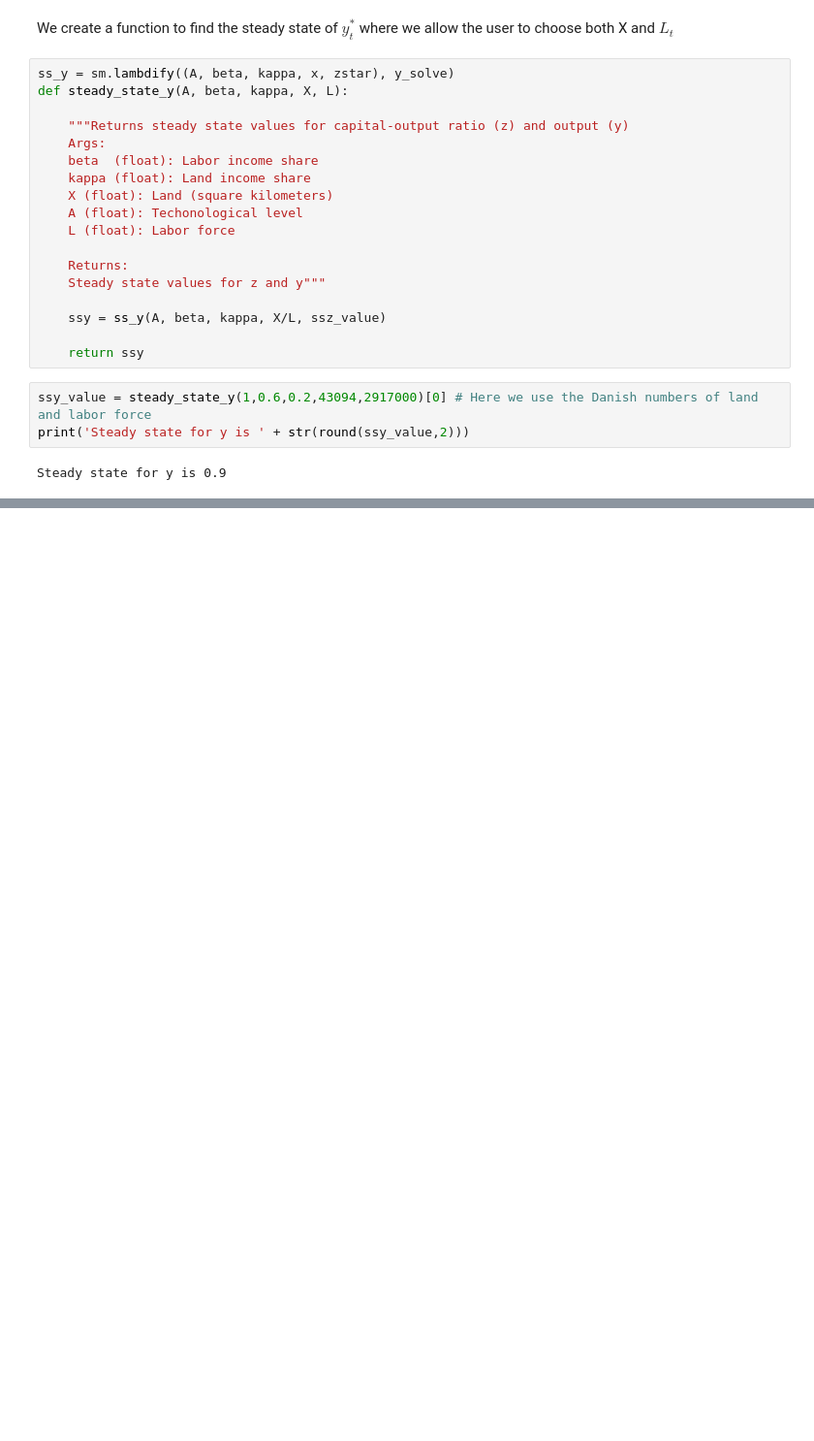
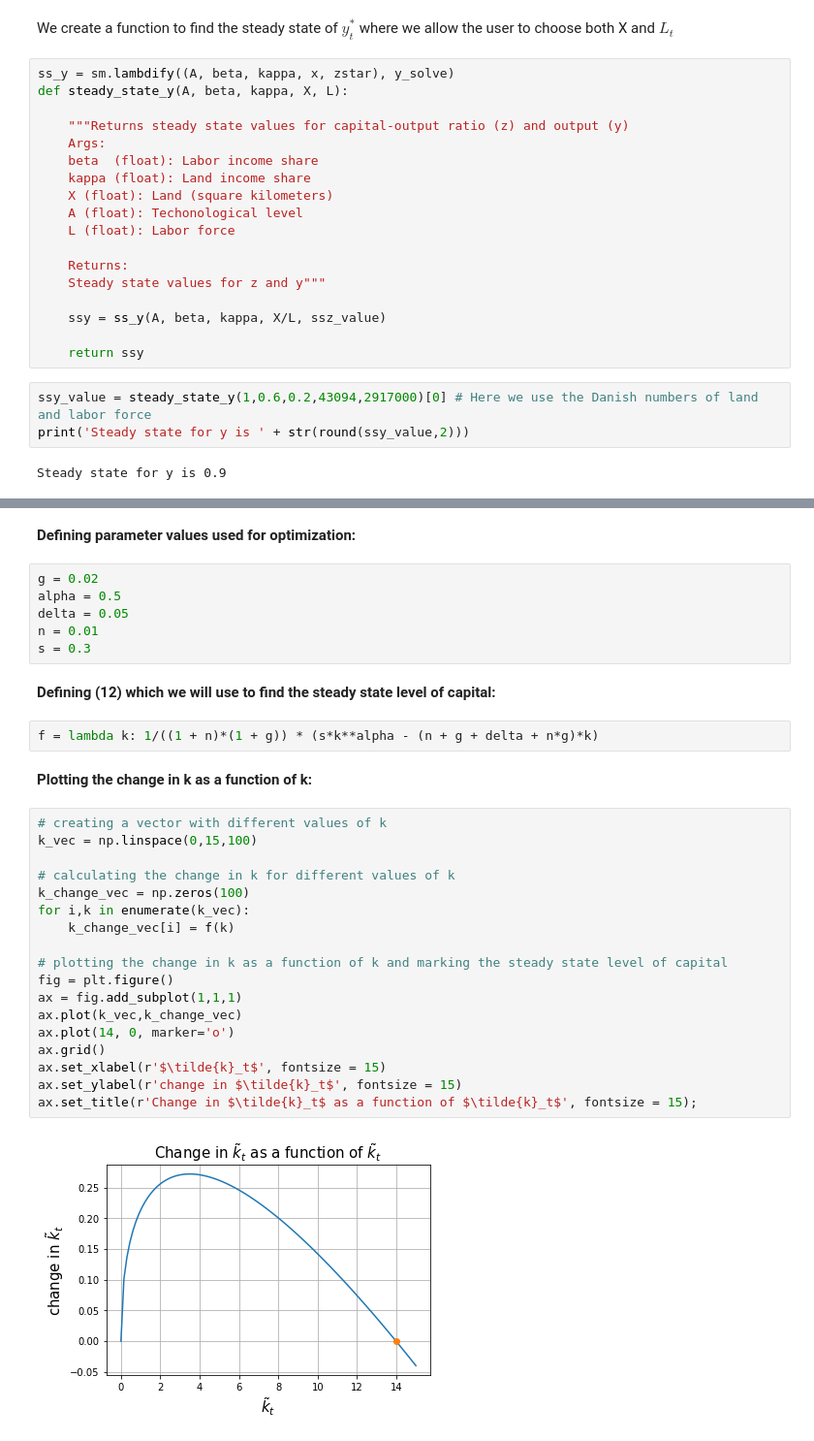
Before and after one commit to NumEconCopenhagen/projects-2019-tm-and-mp, a Jupyter notebook: modelproject/modelproject.ipynb, the cells around one changed output, grey strips where cells are left out. Shown: that part at 97% size. Cells and saved outputs as stored; diff of their text form; blank space fills up the shorter version.

```diff
--- a/modelproject/modelproject.ipynb
+++ b/modelproject/modelproject.ipynb
@@ -315,0 +321,34 @@ Steady state for y is 0.9
+# %% [markdown]
+**Defining parameter values used for optimization:**
+# %%
+g = 0.02
+alpha = 0.5
+delta = 0.05
+n = 0.01
+s = 0.3
+# %% [markdown]
+**Defining (12) which we will use to find the steady state level of capital:**
+# %%
+f = lambda k: 1/((1 + n)*(1 + g)) * (s*k**alpha - (n + g + delta + n*g)*k)
+# %% [markdown]
+**Plotting the change in k as a function of k:**
+# %%
+# creating a vector with different values of k
+k_vec = np.linspace(0,15,100)
+
+# calculating the change in k for different values of k
+k_change_vec = np.zeros(100)
+for i,k in enumerate(k_vec):
+    k_change_vec[i] = f(k)
+
+# plotting the change in k as a function of k and marking the steady state level of capital
+fig = plt.figure()
+ax = fig.add_subplot(1,1,1)
+ax.plot(k_vec,k_change_vec)
+ax.plot(14, 0, marker='o')
+ax.grid()
+ax.set_xlabel(r'$\tilde{k}_t$', fontsize = 15)
+ax.set_ylabel(r'change in $\tilde{k}_t$', fontsize = 15)
+ax.set_title(r'Change in $\tilde{k}_t$ as a function of $\tilde{k}_t$', fontsize = 15);
+# %% [output]
+[figure, added]
```
Also changed, not shown: parts of 13 cells of this notebook, 2 other files.
